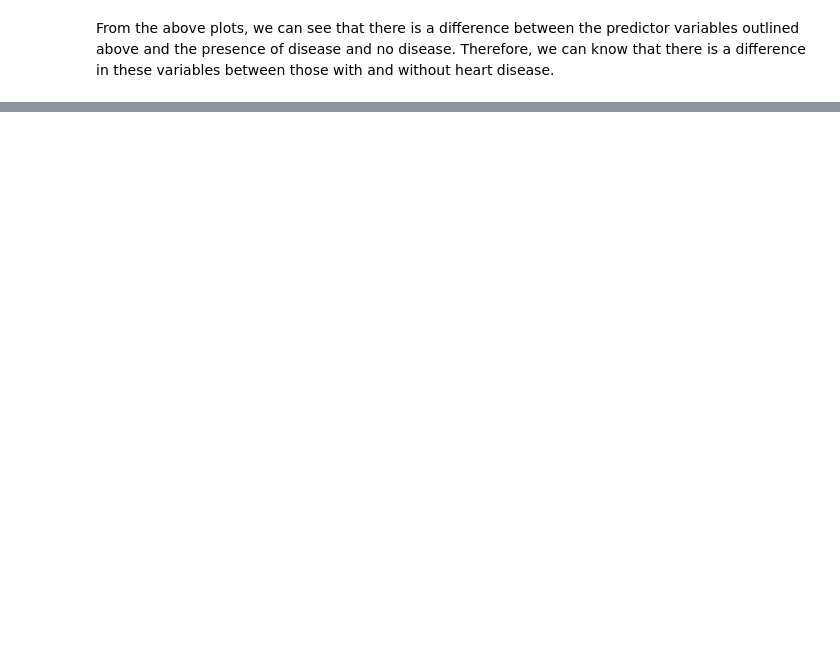
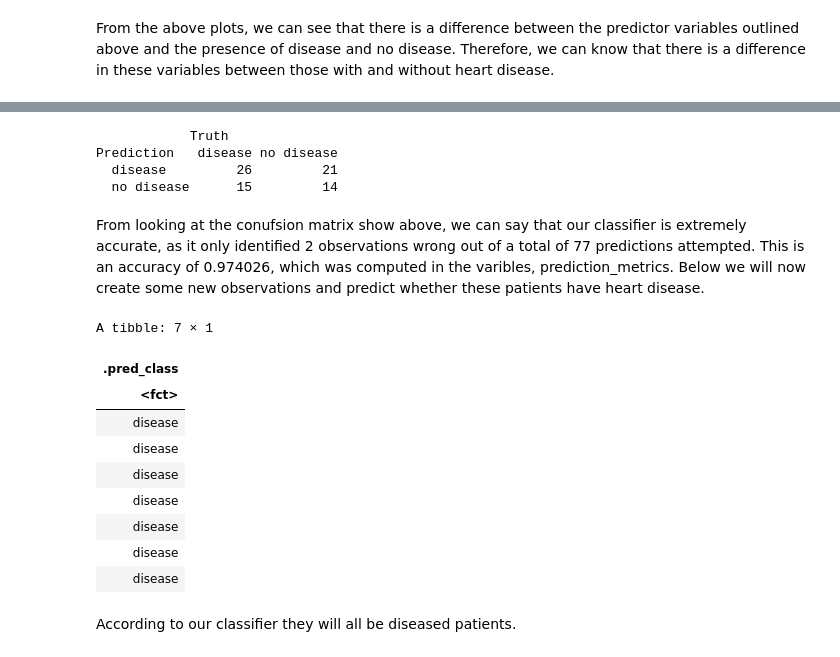
Before and after one commit to jainnsuhani/dsci-100-2023S1-group-21, a Jupyter notebook: heart_disease.ipynb, the cells around one changed output, grey strips where cells are left out. Saved outputs shown, nothing was run; the diff lists cells and outputs as text; code cells hidden in the pictures; blank space fills up the shorter version.

```diff
--- a/heart_disease.ipynb
+++ b/heart_disease.ipynb
@@ -327,0 +321,15 @@ From the above plots, we can see that there is a difference between the predicto
+# %%
+#Splitting the data in order to perform a 5 fold cross-validation
+cleveland_vfold<- vfold_cv(cleveland_train, v=5, strata=heart_disease)
+
+#creating the recipe to do conduct the cross validation
+cleveland_recipe<- recipe(heart_disease~chol+trestbp,data=cleveland_train)|> step_scale(all_predictors())|> step_center(all_predictors())
+
+#creating the model
+cleveland_spec<- nearest_neighbor(weight_func="rectangular", neighbors=tune())|> set_engine("kknn")|> set_mode("classification")
+
+#number of neighbours/k values to try
+k_values<- tibble(neighbors=seq(from=5, to=20, by=1))
+
+#adding them to a workflow
+cleveland_workflow<- workflow()|> add_recipe(cleveland_recipe)|> add_model(cleveland_spec)|> tune_grid(resample=cleveland_vfold, grid=k_values)|> collect_metrics()
@@ -327,0 +361,5 @@ From the above plots, we can see that there is a difference between the predicto
+# %%
+#create a new model and workflow
+cleveland_specvalidated<- nearest_neighbor(weight_func="rectangular", neighbors=5)|> set_engine("kknn")|> set_mode("classification")
+
+cleveland_workflowvalidated<- workflow()|> add_recipe(cleveland_recipe)|> add_model(cleveland_specvalidated)|> fit(data=cleveland_train)
@@ -327,0 +380,34 @@ From the above plots, we can see that there is a difference between the predicto
+# %%
+#make a confusion matrix for a visual representation of the accuracy of the model
+cleveland_confmatrix<- cleveland_predict|> conf_mat(truth=heart_disease, estimate=.pred_class)
+print(cleveland_confmatrix)
+# %% [output]
+            Truth
+Prediction   disease no disease
+  disease         26         21
+  no disease      15         14
+# %% [markdown]
+From looking at the conufsion matrix show above, we can say that our classifier is extremely accurate, as it only identified 2 observations wrong out of a total of 77 predictions attempted. This is an accuracy of 0.974026, which was computed in the varibles, prediction_metrics. Below we will now create some new observations and predict whether these patients have heart disease.
+# %%
+#creating 7 random observations in a tibble format for the classifier to predict
+newage<- c(44, 66,50,80,20,16,80)
+newfbs<- c(0,1,1,0,1,0,1)
+newtrestbp<- c(120, 50,60,70, 30,66,99)
+newchol<- c(100,200, 150,250,300,239,167)
+new_obs<- tibble(age=newage, fbs=newfbs, trestbp=newtrestbp, chol=newchol)
+# %%
+randomobs_prediction<- predict(cleveland_workflowvalidated, new_obs)
+randomobs_prediction
+# %% [output]
+A tibble: 7 × 1
+| .pred_class |
+| <fct> |
+| disease |
+| disease |
+| disease |
+| disease |
+| disease |
+| disease |
+| disease |
+# %% [markdown]
+According to our classifier they will all be diseased  patients.
```
Also changed, not shown: parts of 10 cells of this notebook.
